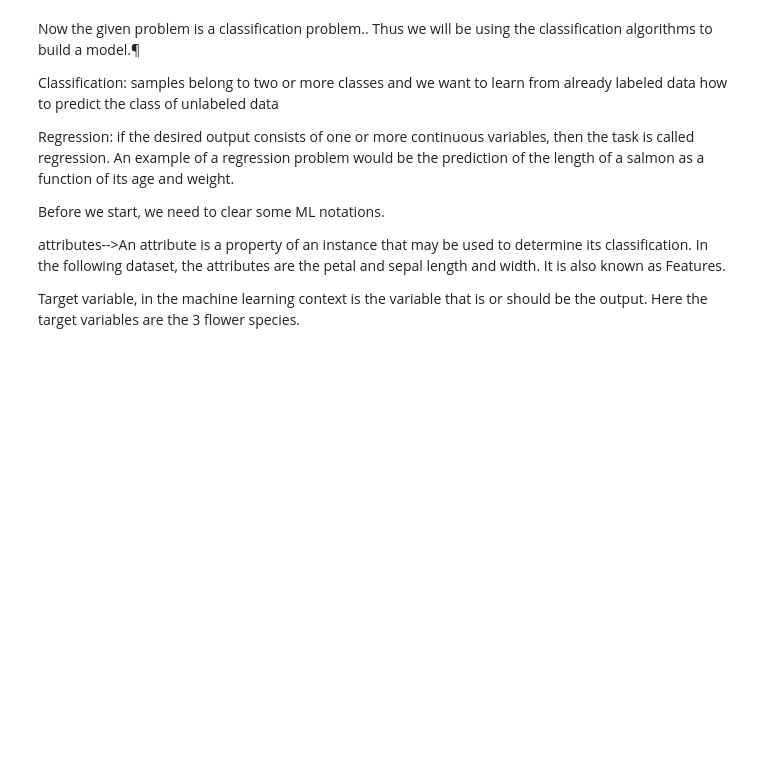
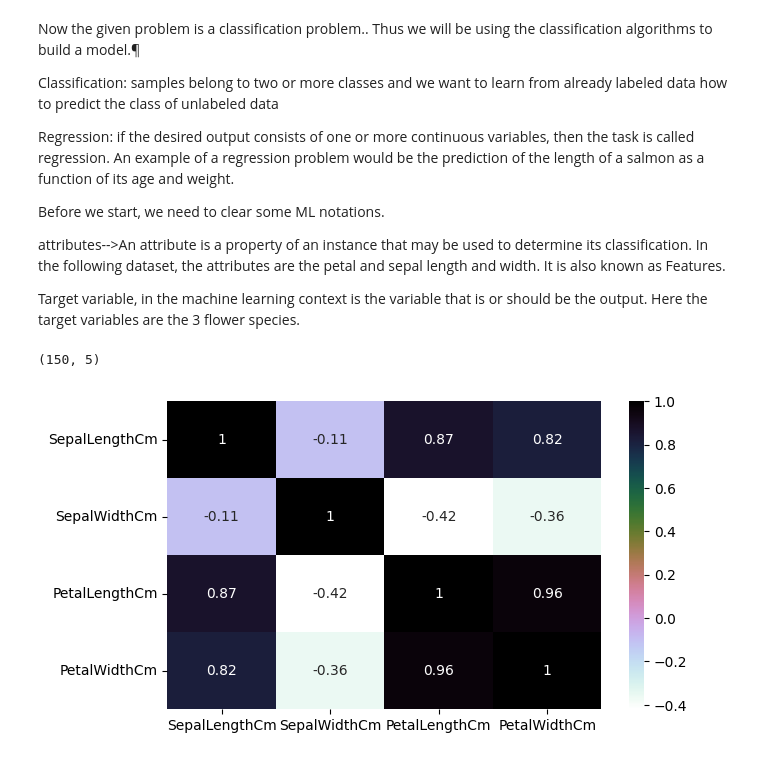
Before and after one commit to jazeenajazeem/AI-Avengers, a Jupyter notebook: introduction_to_intelligent_systems_team_project.ipynb, the cells around one changed output. Saved outputs shown, nothing was run; the diff lists cells and outputs as text; code cells hidden in the pictures; blank space fills up the shorter version.

```diff
--- a/introduction_to_intelligent_systems_team_project.ipynb
+++ b/introduction_to_intelligent_systems_team_project.ipynb
@@ -128,0 +138,12 @@ Target variable, in the machine learning context is the variable that is or shou
+# %%
+iris.shape
+#get the shape of the dataset
+#150 samples and 5 columns
+# %% [output]
+(150, 5)
+# %%
+plt.figure(figsize=(7,4))
+sns.heatmap(iris.corr(),annot=True,cmap='cubehelix_r') #draws  heatmap with input as the correlation matrix calculted by(iris.corr())
+plt.show()
+# %% [output]
+[figure, added]
```
Also changed, not shown: parts of 2 cells of this notebook.
